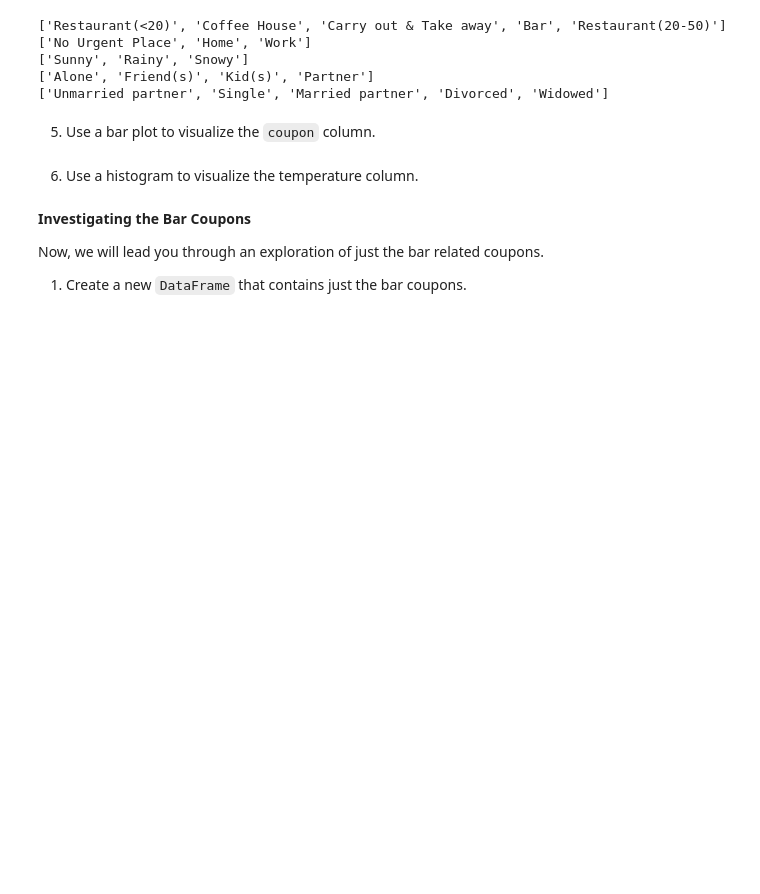
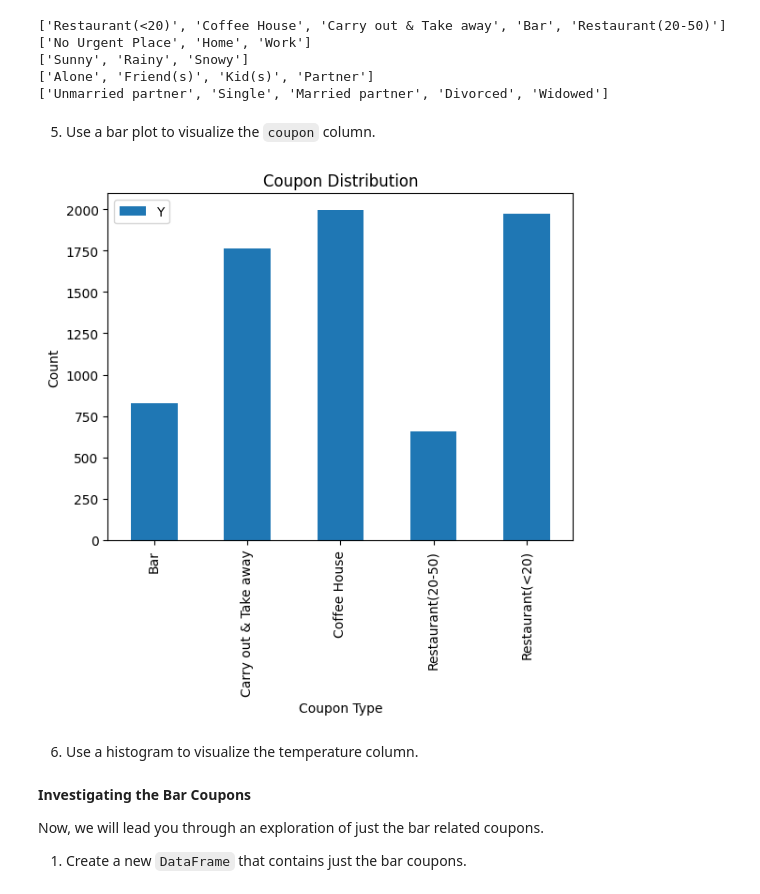
Before and after one commit to bytefirst7/practical_app1, a Jupyter notebook: prompt.ipynb, the cells around one changed output. Saved outputs shown, nothing was run; the diff lists cells and outputs as text; code cells hidden in the pictures; blank space fills up the shorter version.

```diff
--- a/prompt.ipynb
+++ b/prompt.ipynb
@@ -150,6 +150,15 @@ print(x4)
 ['Unmarried partner', 'Single', 'Married partner', 'Divorced', 'Widowed']
 # %% [markdown]
 5. Use a bar plot to visualize the `coupon` column.
+# %%
+grouped_df = data.groupby('coupon')[['Y']].sum()
+grouped_df.plot(kind="bar")
+plt.title("Coupon Distribution")
+plt.xlabel("Coupon Type")
+plt.ylabel("Count")
+plt.show()
+# %% [output]
+[figure, added]
 # %% [markdown]
 6. Use a histogram to visualize the temperature column.
 # %% [markdown]
```
